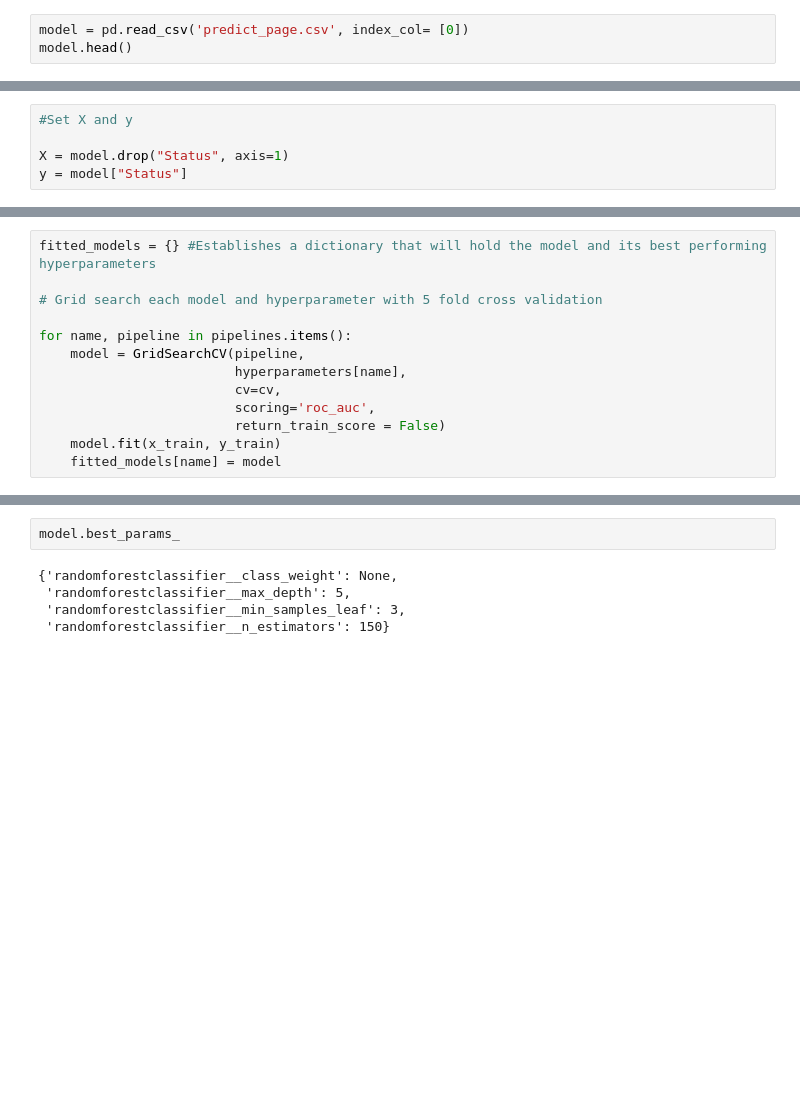
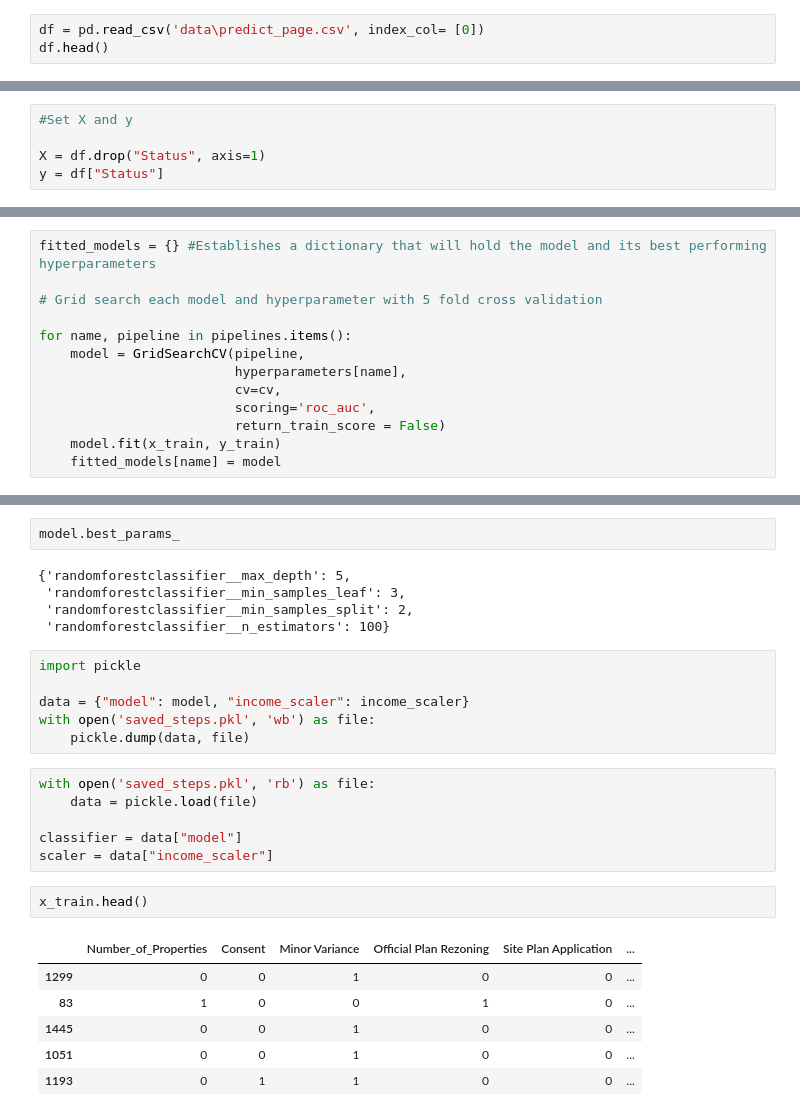
Before and after one commit to RoryAJames/TorontoDevelopmentApplications, a Jupyter notebook: Exploratory Data Analysis.ipynb, the cells around one changed output, grey strips where cells are left out. Saved outputs shown, nothing was run; the diff lists cells and outputs as text; blank space fills up the shorter version.

Commit message:
Dumped prediction model to pickle file

```diff
--- a/Exploratory Data Analysis.ipynb
+++ b/Exploratory Data Analysis.ipynb
@@ -311,8 +311,8 @@ from sklearn.pipeline import Pipeline, make_pipeline
 from sklearn.linear_model import LogisticRegression
 from sklearn.ensemble import RandomForestClassifier
 # %%
-model = pd.read_csv('predict_page.csv', index_col= [0])
-model.head()
+df = pd.read_csv('data\predict_page.csv', index_col= [0])
+df.head()
 # %% [output]
 |  | Status | Number_of_Properties | Consent | Minor Variance | Official Plan Rezoning | Site Plan Application | ... |
 | 0 | 1 | 0 | 0 | 0 | 1 | 0 | ... |
@@ -332,8 +323,8 @@ model.head()
 # %%
 #Set X and y
 
-X = model.drop("Status", axis=1)
-y = model["Status"]
+X = df.drop("Status", axis=1)
+y = df["Status"]
 # %%
 x_train, x_test, y_train, y_test = train_test_split(X, y, test_size=0.20, random_state=42)
 # %%
@@ -412,7 +403,28 @@ This models best performing parameters are {'randomforestclassifier__class_weigh
 # %%
 model.best_params_
 # %% [output]
-{'randomforestclassifier__class_weight': None,
- 'randomforestclassifier__max_depth': 5,
+{'randomforestclassifier__max_depth': 5,
  'randomforestclassifier__min_samples_leaf': 3,
- 'randomforestclassifier__n_estimators': 150}
+ 'randomforestclassifier__min_samples_split': 2,
+ 'randomforestclassifier__n_estimators': 100}
+# %%
+import pickle
+
+data = {"model": model, "income_scaler": income_scaler}
+with open('saved_steps.pkl', 'wb') as file:
+    pickle.dump(data, file)
+# %%
+with open('saved_steps.pkl', 'rb') as file:
+    data = pickle.load(file)
+
+classifier = data["model"]
+scaler = data["income_scaler"]
+# %%
+x_train.head()
+# %% [output]
+|  | Number_of_Properties | Consent | Minor Variance | Official Plan Rezoning | Site Plan Application | ... |
+| 1299 | 0 | 0 | 1 | 0 | 0 | ... |
+| 83 | 1 | 0 | 0 | 1 | 0 | ... |
+| 1445 | 0 | 0 | 1 | 0 | 0 | ... |
+| 1051 | 0 | 0 | 1 | 0 | 0 | ... |
+| 1193 | 0 | 1 | 1 | 0 | 0 | ... |
```
Also changed, not shown: parts of 8 cells of this notebook, 3 other files.
